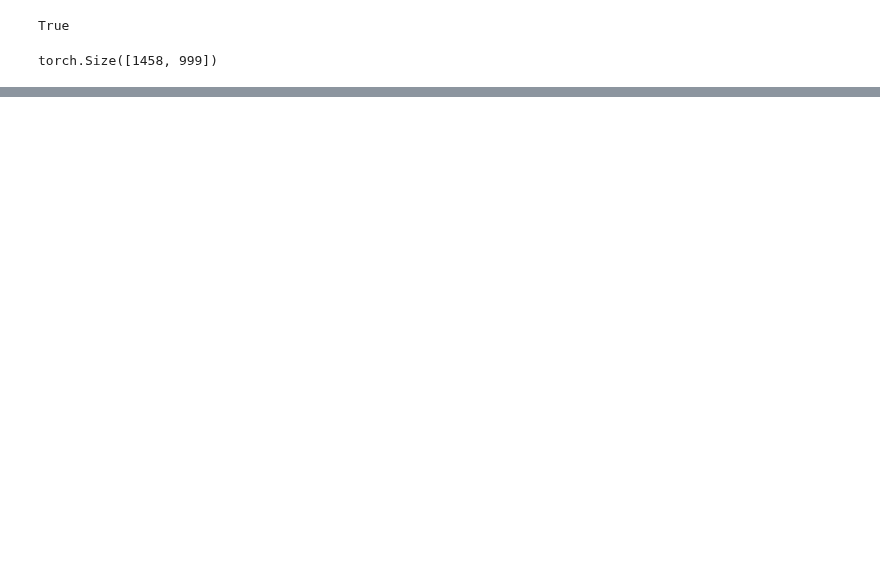
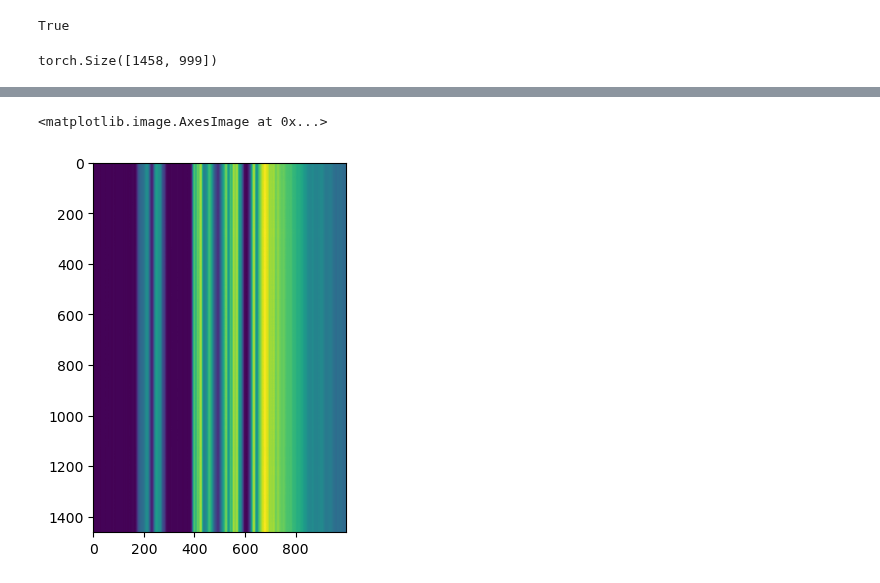
Before and after one commit to AngusHsuPhys/deeph_dev, a Jupyter notebook: DOS_model.ipynb, the cells around one changed output, grey strips where cells are left out. Saved outputs shown, nothing was run; the diff lists cells and outputs as text; code cells hidden in the pictures; blank space fills up the shorter version.

```diff
--- a/DOS_model.ipynb
+++ b/DOS_model.ipynb
@@ -652,0 +694,5 @@ for step, batch_tuple in enumerate(train_loader):
+# %%
+plt.imshow(output[:,:].cpu().detach().numpy())
+# %% [output]
+<matplotlib.image.AxesImage at 0x...>
+[figure, added]
```
Also changed, not shown: parts of 7 cells of this notebook.
